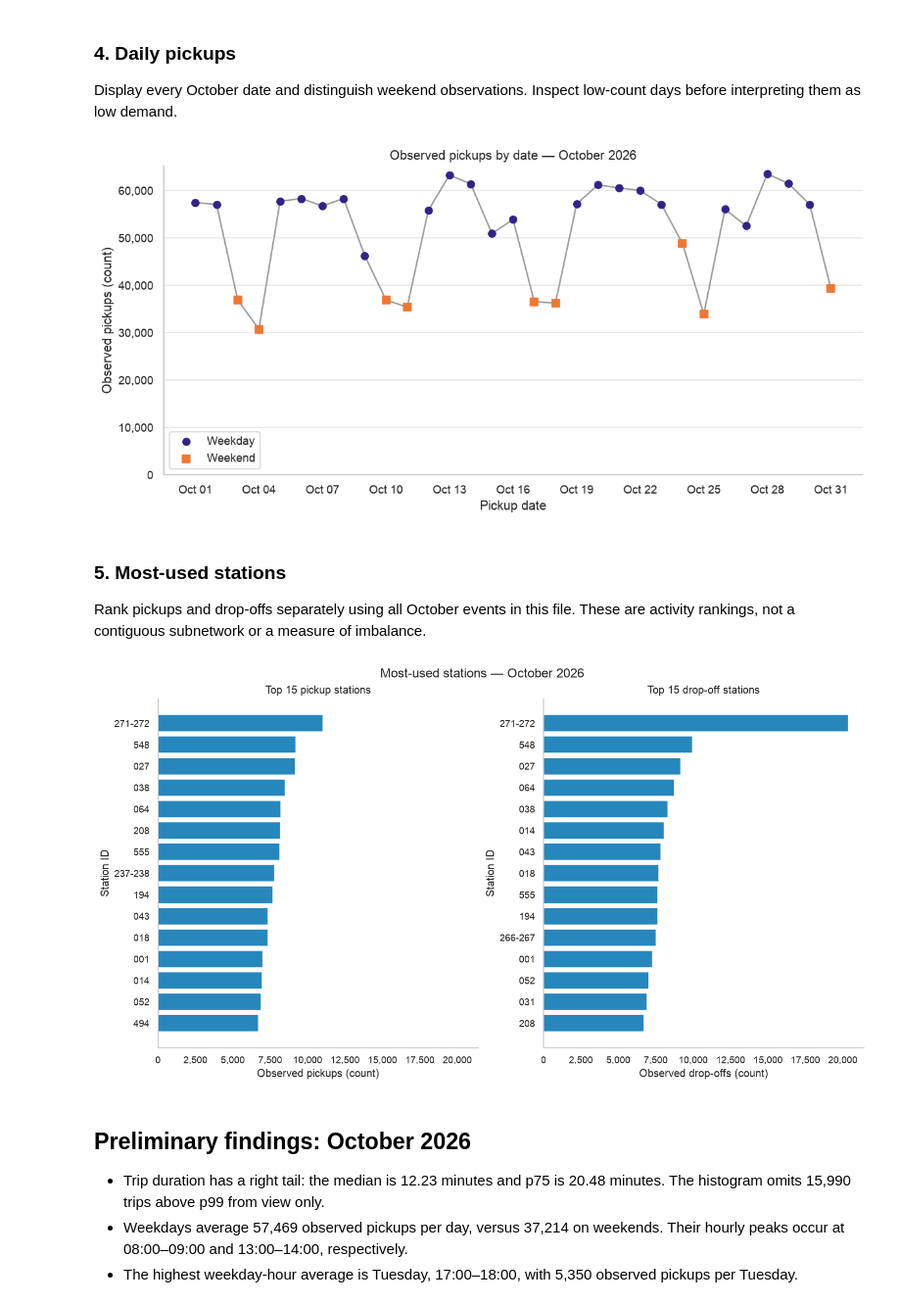
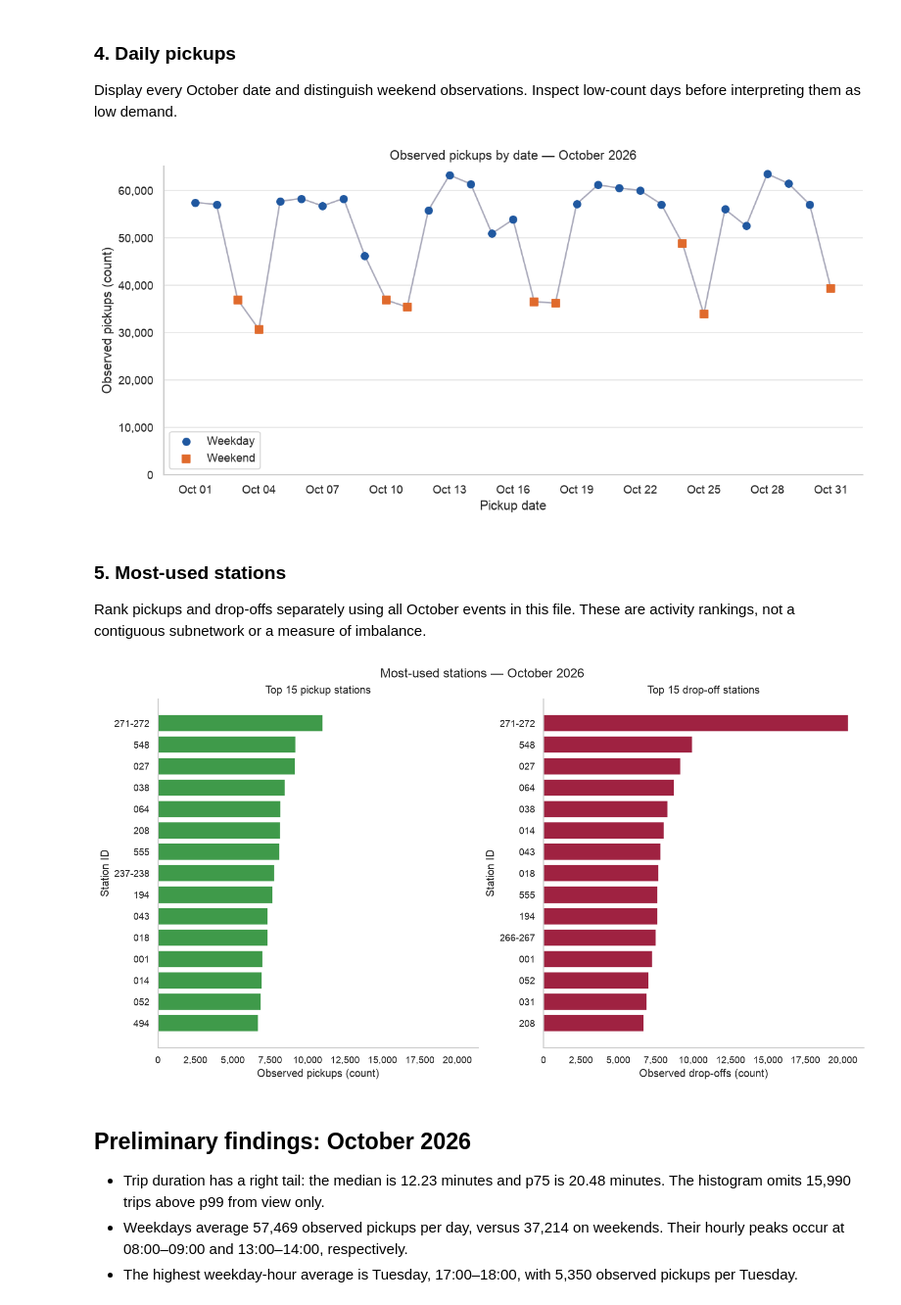
Before and after one commit to peperromitec/STOCHASTIC, a Jupyter notebook: stage1.ipynb, the cells around one changed output. Shown at 98% size. Cells and saved outputs as stored; diff of their text form; code cells hidden in the pictures.

```diff
--- a/stage1.ipynb
+++ b/stage1.ipynb
@@ -410,12 +378,15 @@ sns.set_theme(style="whitegrid", context="notebook", rc={
 })
 plt.rcParams.update({"figure.figsize": (10, 4.8), "figure.dpi": 120})
 
-# Colorblind-safe palette shared by every plot (Okabe-Ito + Tol).
-BLUE = "#0072B2"       # neutral single-series plots (durations, stations)
-WEEKDAY = "#332288"    # weekday series
-WEEKEND = "#EE7733"    # weekend series
-VERMILION = "#D55E00"  # highlight (median, annotations)
-GRAY = "#999999"       # context
+# Notebook palette inspired by the Ecobici website: one meaning per color.
+# Paired colors (weekday/weekend, pickups/drop-offs) were checked for color-vision deficiency.
+WEEKDAY = "#2058A0"       # Monday–Friday (blue)
+WEEKEND = "#E06A2C"       # Saturday–Sunday (orange)
+PICKUP = "#3F9A4A"        # pickups, including durations measured from pickups (Ecobici green)
+DROPOFF = "#9F2241"       # drop-offs (CDMX maroon)
+CONTEXT = "#A9A9BA"       # context: connecting lines, background stations (Ecobici gray)
+CONTEXT_EDGE = "#6E6E82"  # outline for context markers
+INK = "#333333"           # reference lines: medians, reference means
 
 analysis_start = pd.Timestamp("2026-10-01")
 analysis_end = pd.Timestamp("2026-11-01")
@@ -519,7 +490,7 @@ weekend_dates = analysis_dates.dayofweek >= 5
 
 # Look for recurring weekday/weekend differences and unusual daily counts.
 fig, ax = plt.subplots(layout="constrained")
-ax.plot(daily_pickups.index, daily_pickups.values, color=GRAY, linewidth=1.4)
+ax.plot(daily_pickups.index, daily_pickups.values, color=CONTEXT, linewidth=1.4)
 # Distinct marker shapes so the groups do not rely on color alone.
 for mask, label, color, marker in [(~weekend_dates, "Weekday", WEEKDAY, "o"), (weekend_dates, "Weekend", WEEKEND, "s")]:
     ax.scatter(daily_pickups.index[mask], daily_pickups.values[mask], color=color, marker=marker, label=label, s=45, zorder=3)
@@ -530,7 +501,7 @@ ax.yaxis.set_major_formatter(StrMethodFormatter("{x:,.0f}"))
 ax.legend()
 plt.show()
 # %% [output]
-[figure, old version]
+[figure, new version]
 # %% [markdown]
 ### 5. Most-used stations
 
@@ -538,26 +509,26 @@ Rank pickups and drop-offs separately using all October events in this file. The
 # %%
 station_pickups = october_pickups["Ciclo_Estacion_Retiro"].value_counts()
 station_dropoffs = october_dropoffs["Ciclo_EstacionArribo"].value_counts()
 top_pickups = station_pickups.head(15)
 top_dropoffs = station_dropoffs.head(15)
 
 # Identify frequently used stations as candidates for later geographic review.
 fig, axes = plt.subplots(1, 2, figsize=(12, 6.5), sharex=True, layout="constrained")
-for ax, counts, title, event_label in [
-    (axes[0], top_pickups, "Top 15 pickup stations", "pickups"),
-    (axes[1], top_dropoffs, "Top 15 drop-off stations", "drop-offs"),
+for ax, counts, title, event_label, color in [
+    (axes[0], top_pickups, "Top 15 pickup stations", "pickups", PICKUP),
+    (axes[1], top_dropoffs, "Top 15 drop-off stations", "drop-offs", DROPOFF),
 ]:
-    # Slightly lighter than the duration histogram; alpha keeps the hue blue.
-    ax.barh(range(len(counts)), counts.values, color=BLUE, alpha=0.85)
+    # Event colors match the station map: green pickups, maroon drop-offs.
+    ax.barh(range(len(counts)), counts.values, color=color)
     ax.set_yticks(range(len(counts)), labels=counts.index)
     ax.invert_yaxis()
     ax.set(title=title, xlabel=f"Observed {event_label} (count)", ylabel="Station ID")
     ax.xaxis.set_major_formatter(StrMethodFormatter("{x:,.0f}"))
     ax.grid(axis="y", visible=False)
 fig.suptitle("Most-used stations — October 2026")
 plt.show()
 # %% [output]
-[figure, old version]
+[figure, new version]
 # %% [markdown]
 ## Preliminary findings: October 2026
 
```
Also changed, not shown: parts of 52 cells of this notebook, 3 other files.
